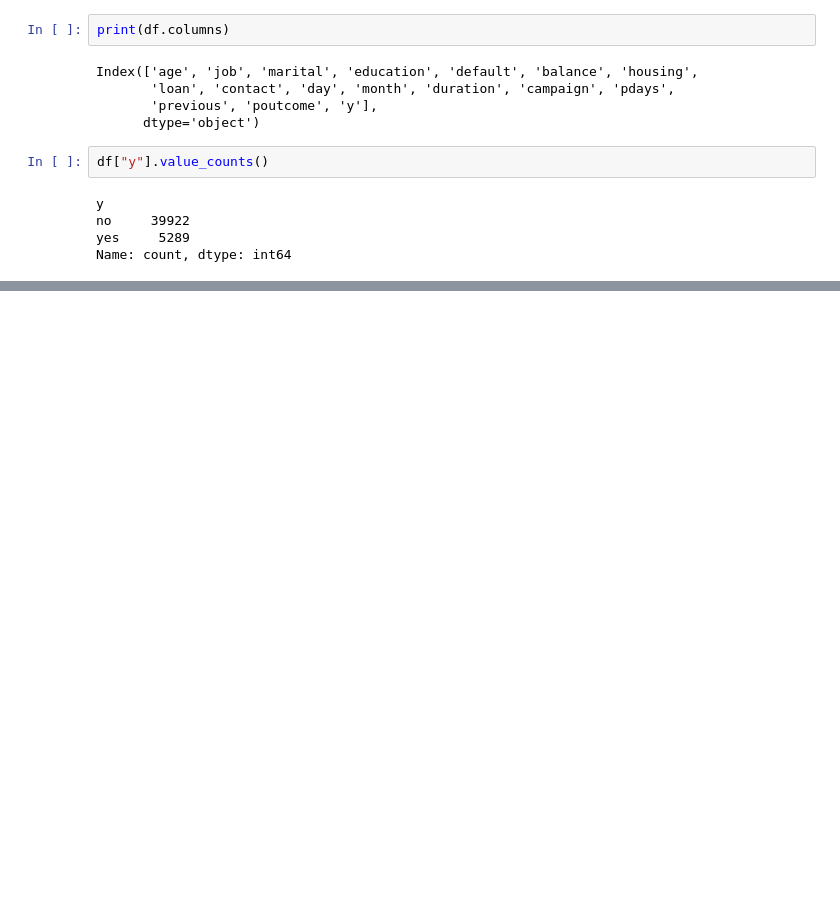
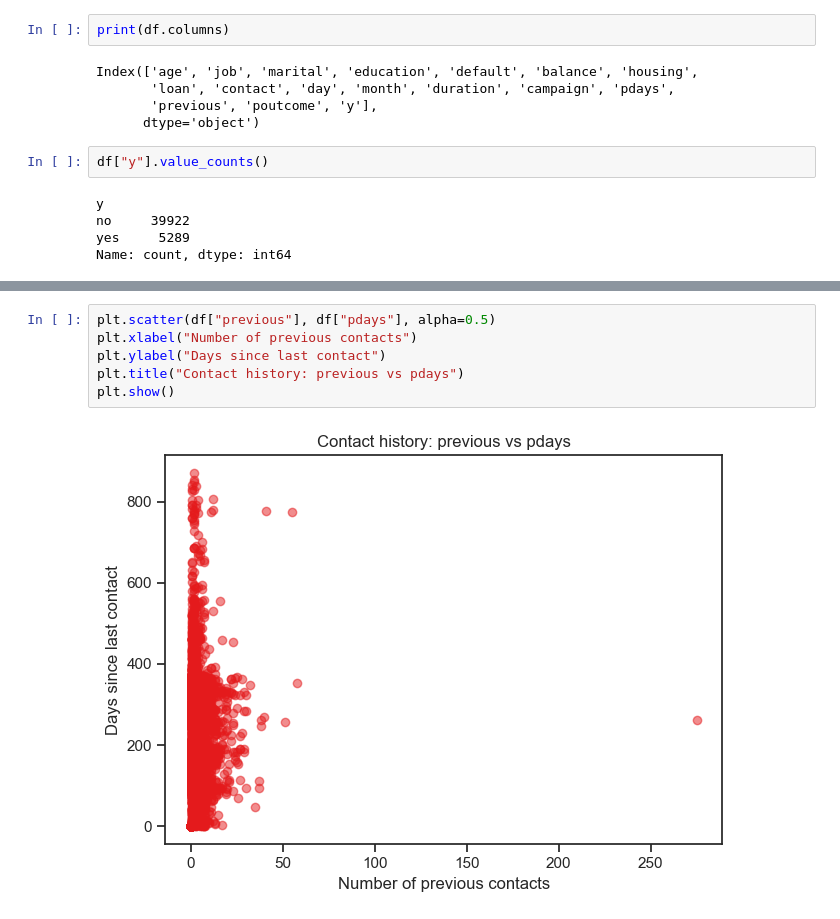
Before and after one commit to csmoilis/final_assignment_bank_campaign, a Jupyter notebook: A05_final_assigment.ipynb, the cells around one changed output, grey strips where cells are left out. Saved outputs shown, nothing was run; the diff lists cells and outputs as text; blank space fills up the shorter version.

```diff
--- a/A05_final_assigment.ipynb
+++ b/A05_final_assigment.ipynb
@@ -372,0 +436,8 @@ Name: count, dtype: int64
+# %%
+plt.scatter(df["previous"], df["pdays"], alpha=0.5)
+plt.xlabel("Number of previous contacts")
+plt.ylabel("Days since last contact")
+plt.title("Contact history: previous vs pdays")
+plt.show()
+# %% [output]
+[figure, added]
```
Also changed, not shown: parts of 12 cells of this notebook, 7 other files.
